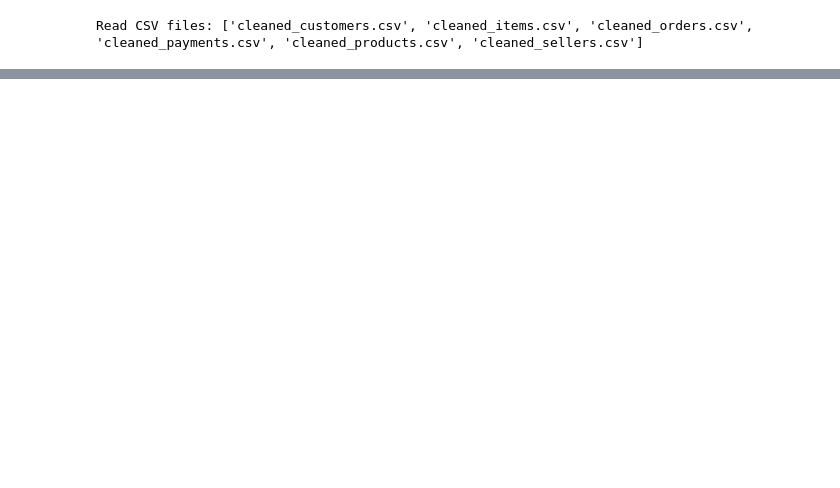
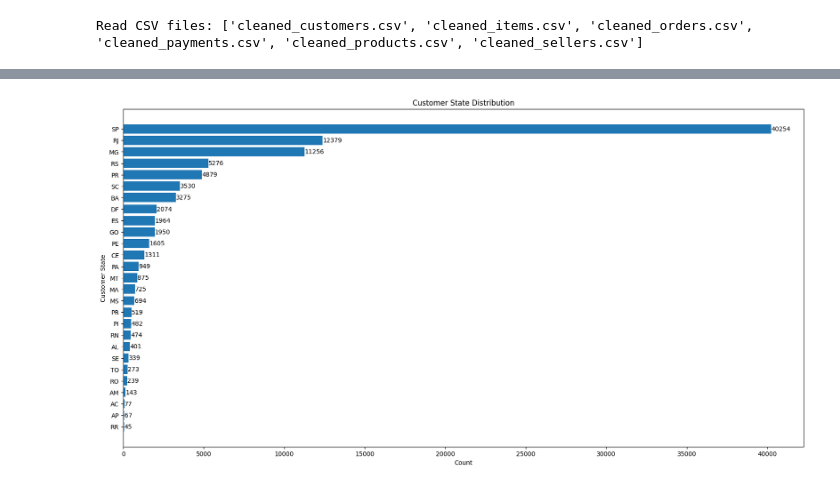
Before and after one commit to Avcuongy/data-mining-project, a Jupyter notebook: notebooks/3_univariate.ipynb, the cells around one changed output, grey strips where cells are left out. Drawn from its saved outputs; the diff is of its cells as text; code cells hidden in the pictures; blank space fills up the shorter version.

```diff
--- a/notebooks/3_univariate.ipynb
+++ b/notebooks/3_univariate.ipynb
@@ -54,0 +408,10 @@ print("Created 6 dataframes: df_customers, df_items, df_orders, df_payments, df_
+# %%
+# Join df_merge với df_items theo order_id
+df_merge = df_merge.merge(
+    df_products,
+    on='product_id',
+    how='left'
+)
+
+# Xem kết quả
+df_merge
@@ -54,0 +962,8 @@ print("Created 6 dataframes: df_customers, df_items, df_orders, df_payments, df_
+# %%
+# Drop cột customer_unique_id
+olist_customers = olist_customers.drop(
+    columns=['customer_unique_id']
+)
+
+# Xem kết quả
+olist_customers
@@ -54,0 +1004,2 @@ print("Created 6 dataframes: df_customers, df_items, df_orders, df_payments, df_
+# %%
+olist_customers = olist_customers.drop_duplicates()
@@ -54,0 +1083,35 @@ print("Created 6 dataframes: df_customers, df_items, df_orders, df_payments, df_
+# %%
+# =========================
+# BARPLOT - customer_state
+# =========================
+
+state_counts = (
+    olist_customers['customer_state']
+    .value_counts()
+    .sort_values(ascending=True)
+)
+
+plt.figure(figsize=(20, 10))
+
+bars = plt.barh(
+    state_counts.index,
+    state_counts.values
+)
+
+# Hiện giá trị trên từng bar
+for bar in bars:
+    width = bar.get_width()
+    plt.text(
+        width + 5,
+        bar.get_y() + bar.get_height()/2,
+        f'{int(width)}',
+        va='center'
+    )
+
+plt.xlabel('Count')
+plt.ylabel('Customer State')
+plt.title('Customer State Distribution')
+
+plt.show()
+# %% [output]
+[figure, added]
```
Also changed, not shown: parts of 40 cells of this notebook, 1 other file.
